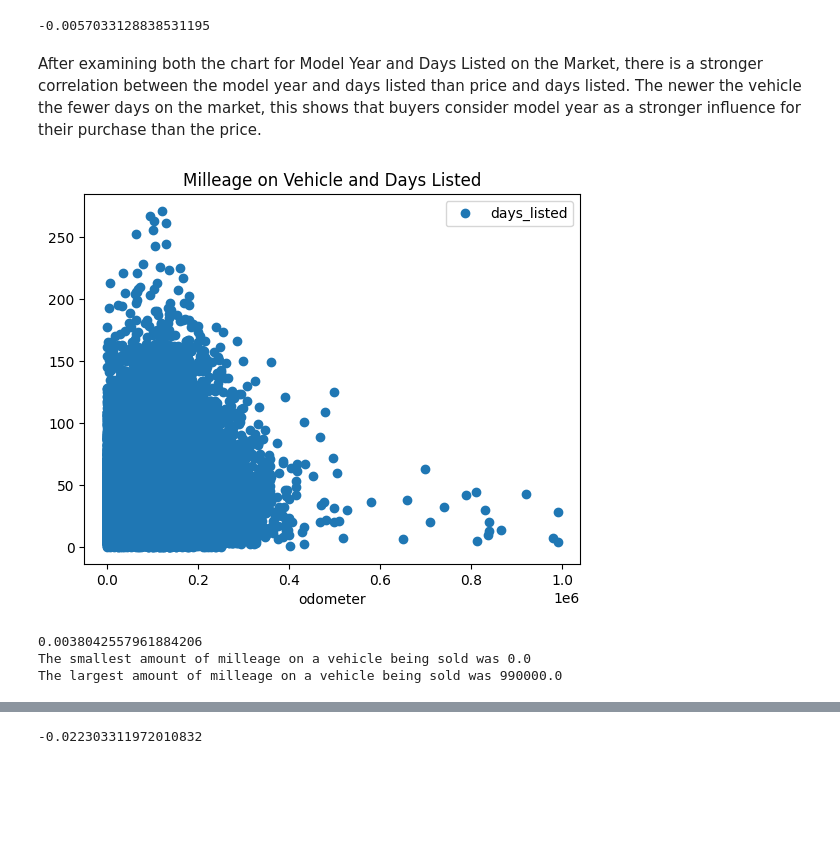
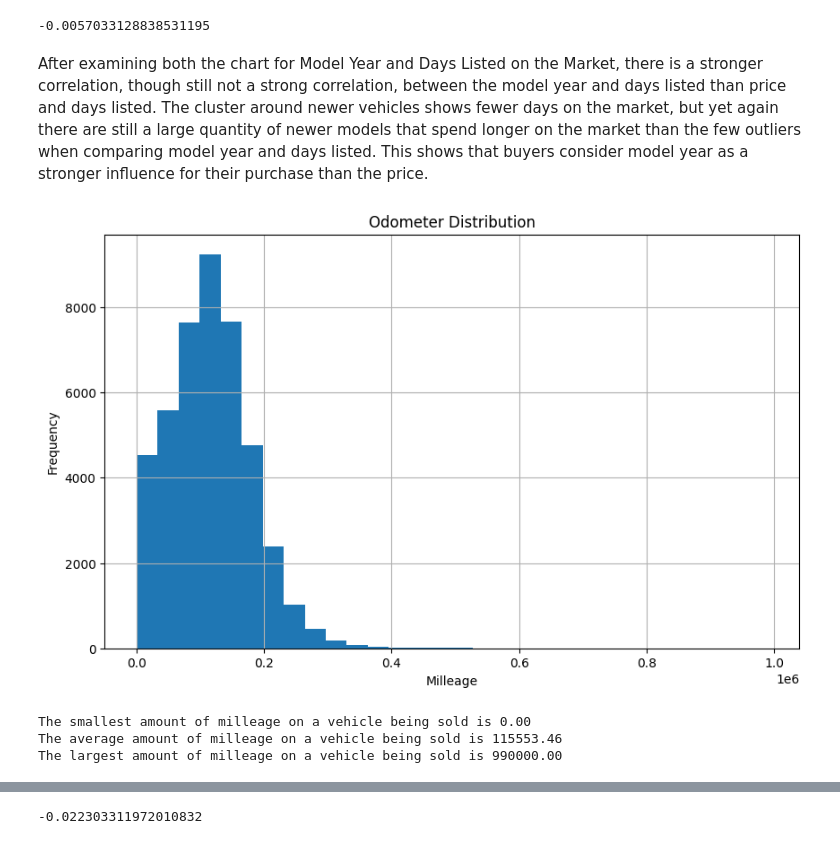
Before and after one commit to michav95/Car-Advertisement, a Jupyter notebook: Notebooks/EDA.ipynb, the cells around one changed output, grey strips where cells are left out. Saved outputs shown, nothing was run; the diff lists cells and outputs as text; code cells hidden in the pictures; blank space fills up the shorter version.

```diff
--- a/Notebooks/EDA.ipynb
+++ b/Notebooks/EDA.ipynb
@@ -144,19 +160,24 @@ print(df['model_year'].corr(df['days_listed']))
 [figure]
 -0.0057033128838531195
 # %% [markdown]
-After examining both the chart for Model Year and Days Listed on the Market, there is a stronger correlation between the model year and days listed than price and days listed. The newer the vehicle the fewer days on the market, this shows that buyers consider model year as a stronger influence for their purchase than the price.
+After examining both the chart for Model Year and Days Listed on the Market, there is a stronger correlation, though still not a strong correlation, between the model year and days listed than price and days listed. The cluster around newer vehicles shows fewer days on the market, but yet again there are still a large quantity of newer models that spend longer on the market than the few outliers when comparing model year and days listed. This shows that buyers consider model year as a stronger influence for their purchase than the price.
-# %%
-df.plot(x='odometer',y='days_listed',title='Milleage on Vehicle and Days Listed', style='o')
-plt.show()
-
-odometer_min = df['odometer'].min()
-odometer_max = df['odometer'].max()
-
-print(df['odometer'].corr(df['days_listed']))
-print(f'The smallest amount of milleage on a vehicle being sold was {odometer_min}')
-print(f'The largest amount of milleage on a vehicle being sold was {odometer_max}')
-# %% [output]
-[figure, removed]
-0.0038042557961884206
-The smallest amount of milleage on a vehicle being sold was 0.0
-The largest amount of milleage on a vehicle being sold was 990000.0
+# %%
+# Display the spread of milleage on cars
+df['odometer'].hist(bins=30, figsize=(10,6))
+plt.title('Odometer Distribution')
+plt.xlabel('Milleage')
+plt.ylabel('Frequency')
+plt.show()
+
+odometer_min = df['odometer'].min()
+odometer_max = df['odometer'].max()
+odometer_avg = df['odometer'].mean()
+
+print(f'The smallest amount of milleage on a vehicle being sold is {odometer_min:.2f}')
+print(f'The average amount of milleage on a vehicle being sold is {odometer_avg:.2f}')
+print(f'The largest amount of milleage on a vehicle being sold is {odometer_max:.2f}')
+# %% [output]
+[figure, added]
+The smallest amount of milleage on a vehicle being sold is 0.00
+The average amount of milleage on a vehicle being sold is 115553.46
+The largest amount of milleage on a vehicle being sold is 990000.00
```
Also changed, not shown: parts of 14 cells of this notebook.
